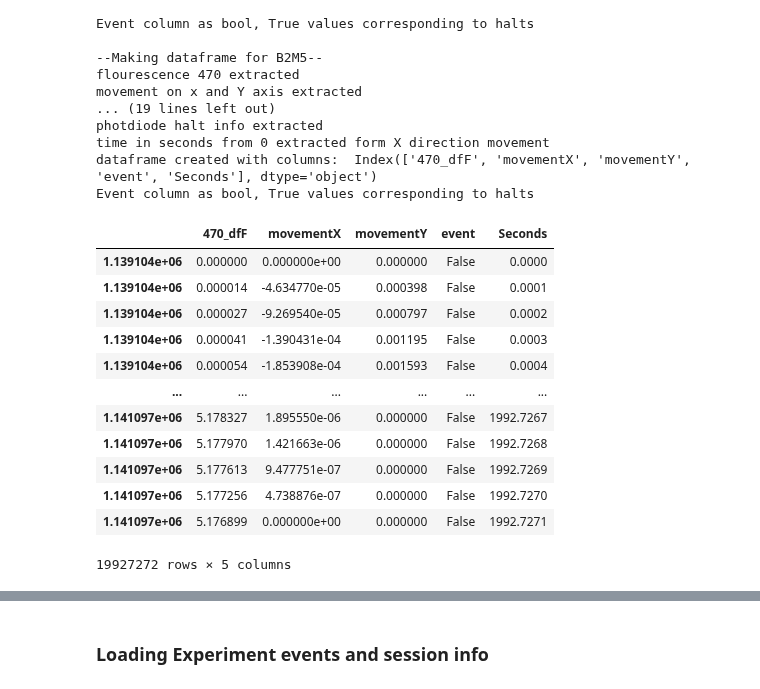
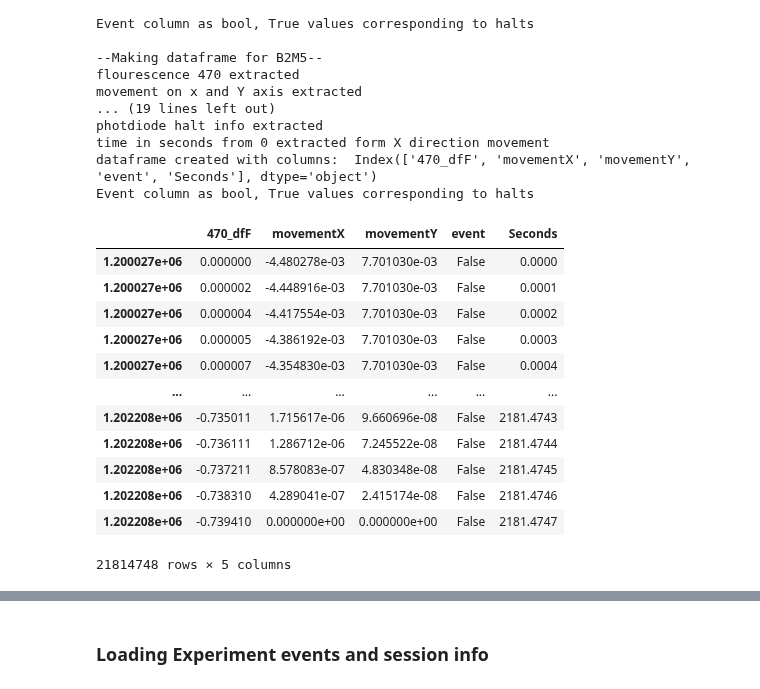
Before and after one commit to ikharitonov/vestibular_vr_pipeline, a Jupyter notebook: Reading_H5files.ipynb, the cells around one changed output, grey strips where cells are left out. Saved outputs shown, nothing was run; the diff lists cells and outputs as text; code cells hidden in the pictures.

```diff
--- a/Reading_H5files.ipynb
+++ b/Reading_H5files.ipynb
@@ -218,21 +198,21 @@ time in seconds from 0 extracted form X direction movement
 dataframe created with columns:  Index(['470_dfF', 'movementX', 'movementY', 'event', 'Seconds'], dtype='object')
 Event column as bool, True values corresponding to halts
 # %%
-data_dict['B3M3']
+data_dict[names[0]]
 # %% [output]
 |  | 470_dfF | movementX | movementY | event | Seconds |
-| 1.139104e+06 | 0.000000 | 0.000000e+00 | 0.000000 | False | 0.0000 |
-| 1.139104e+06 | 0.000014 | -4.634770e-05 | 0.000398 | False | 0.0001 |
-| 1.139104e+06 | 0.000027 | -9.269540e-05 | 0.000797 | False | 0.0002 |
-| 1.139104e+06 | 0.000041 | -1.390431e-04 | 0.001195 | False | 0.0003 |
-| 1.139104e+06 | 0.000054 | -1.853908e-04 | 0.001593 | False | 0.0004 |
+| 1.200027e+06 | 0.000000 | -4.480278e-03 | 7.701030e-03 | False | 0.0000 |
+| 1.200027e+06 | 0.000002 | -4.448916e-03 | 7.701030e-03 | False | 0.0001 |
+| 1.200027e+06 | 0.000004 | -4.417554e-03 | 7.701030e-03 | False | 0.0002 |
+| 1.200027e+06 | 0.000005 | -4.386192e-03 | 7.701030e-03 | False | 0.0003 |
+| 1.200027e+06 | 0.000007 | -4.354830e-03 | 7.701030e-03 | False | 0.0004 |
 | ... | ... | ... | ... | ... | ... |
-| 1.141097e+06 | 5.178327 | 1.895550e-06 | 0.000000 | False | 1992.7267 |
-| 1.141097e+06 | 5.177970 | 1.421663e-06 | 0.000000 | False | 1992.7268 |
-| 1.141097e+06 | 5.177613 | 9.477751e-07 | 0.000000 | False | 1992.7269 |
-| 1.141097e+06 | 5.177256 | 4.738876e-07 | 0.000000 | False | 1992.7270 |
-| 1.141097e+06 | 5.176899 | 0.000000e+00 | 0.000000 | False | 1992.7271 |
+| 1.202208e+06 | -0.735011 | 1.715617e-06 | 9.660696e-08 | False | 2181.4743 |
+| 1.202208e+06 | -0.736111 | 1.286712e-06 | 7.245522e-08 | False | 2181.4744 |
+| 1.202208e+06 | -0.737211 | 8.578083e-07 | 4.830348e-08 | False | 2181.4745 |
+| 1.202208e+06 | -0.738310 | 4.289041e-07 | 2.415174e-08 | False | 2181.4746 |
+| 1.202208e+06 | -0.739410 | 0.000000e+00 | 0.000000e+00 | False | 2181.4747 |
-19927272 rows × 5 columns
+21814748 rows × 5 columns
 # %%
 for mouse, df in data_dict.items():
     percent_true = (len(df.loc[df['event']==True])*100)/len(df)
```
Also changed, not shown: parts of 25 cells of this notebook, 4 other files.
